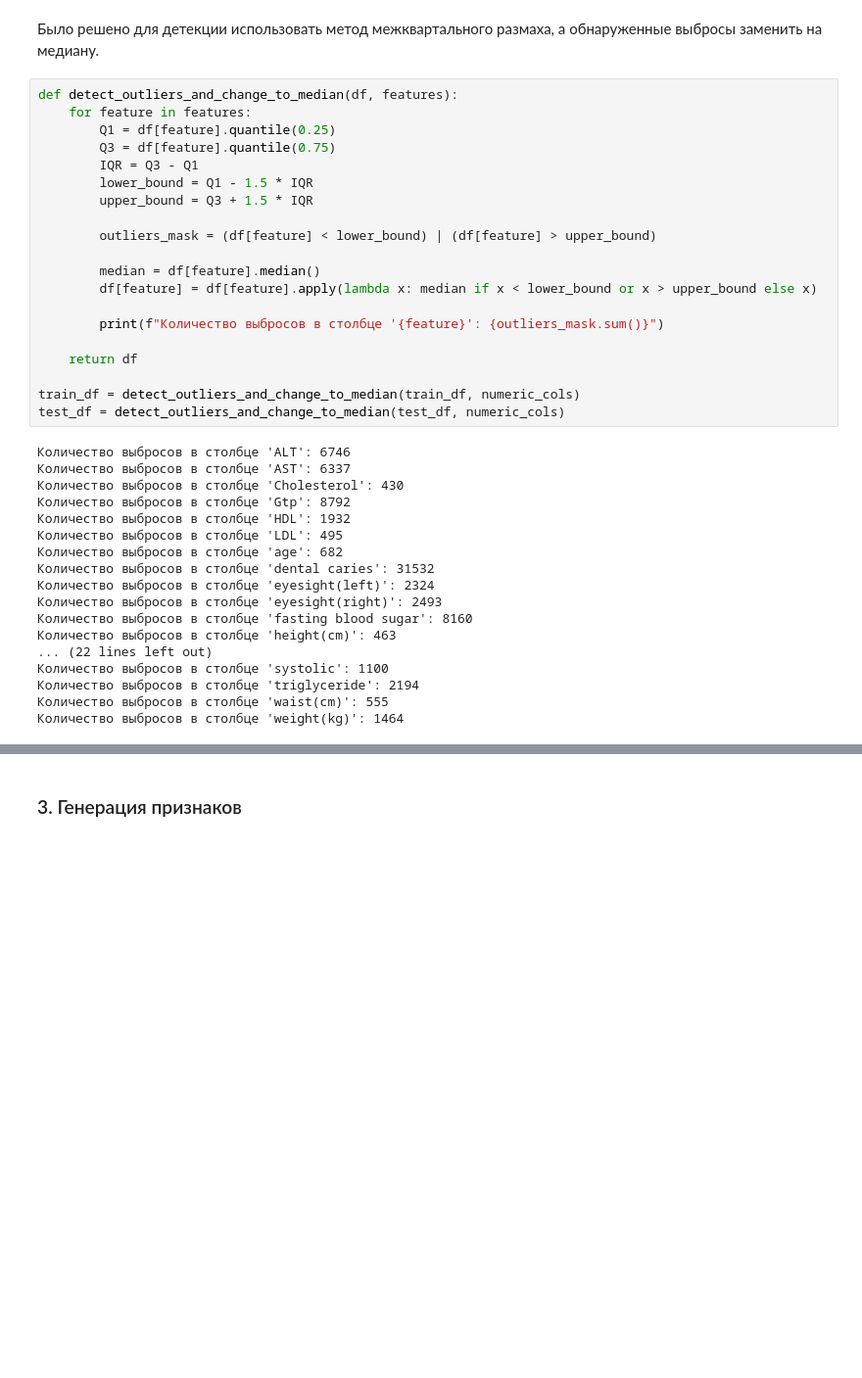
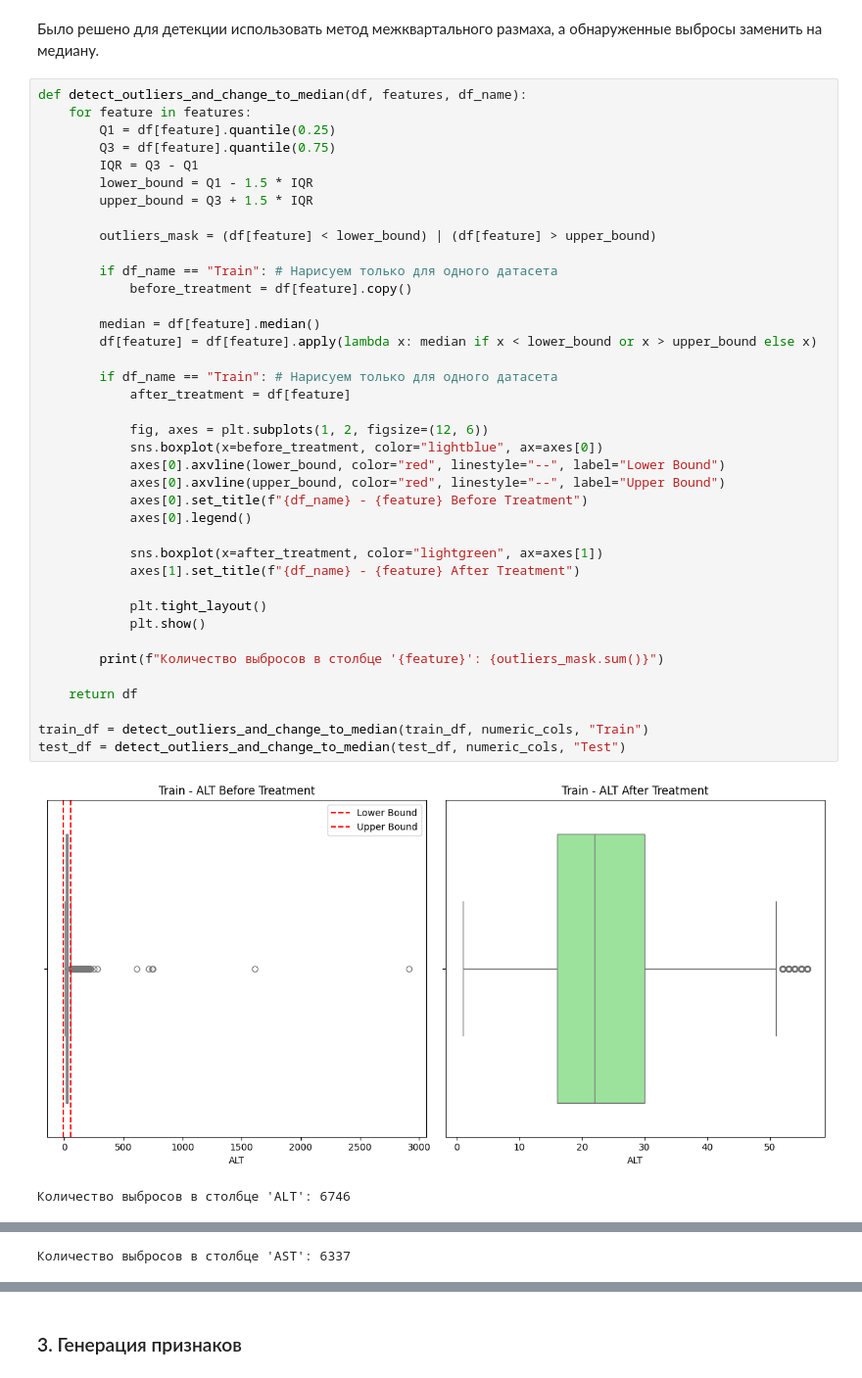
Before and after one commit to sirartem001/SmokingPrediction, a Jupyter notebook: smoking_prediction.ipynb, the cells around one changed output, grey strips where cells are left out. Shown at 98% size. Cells and saved outputs as stored; diff of their text form; blank space fills up the shorter version.

Commit message:
Baseline graph additions

```diff
--- a/smoking_prediction.ipynb
+++ b/smoking_prediction.ipynb
@@ -88,40 +90,44 @@ dtype: int64
 # %% [markdown]
 Было решено для детекции использовать метод межквартального размаха, а обнаруженные выбросы заменить на медиану.
 # %%
-def detect_outliers_and_change_to_median(df, features):
+def detect_outliers_and_change_to_median(df, features, df_name):
     for feature in features:
         Q1 = df[feature].quantile(0.25)
         Q3 = df[feature].quantile(0.75)
         IQR = Q3 - Q1
         lower_bound = Q1 - 1.5 * IQR
         upper_bound = Q3 + 1.5 * IQR
 
         outliers_mask = (df[feature] < lower_bound) | (df[feature] > upper_bound)
 
+        if df_name == "Train": # Нарисуем только для одного датасета
+            before_treatment = df[feature].copy()
+
         median = df[feature].median()
         df[feature] = df[feature].apply(lambda x: median if x < lower_bound or x > upper_bound else x)
+
+        if df_name == "Train": # Нарисуем только для одного датасета
+            after_treatment = df[feature]
+
+            fig, axes = plt.subplots(1, 2, figsize=(12, 6))
+            sns.boxplot(x=before_treatment, color="lightblue", ax=axes[0])
+            axes[0].axvline(lower_bound, color="red", linestyle="--", label="Lower Bound")
+            axes[0].axvline(upper_bound, color="red", linestyle="--", label="Upper Bound")
+            axes[0].set_title(f"{df_name} - {feature} Before Treatment")
+            axes[0].legend()
+
+            sns.boxplot(x=after_treatment, color="lightgreen", ax=axes[1])
+            axes[1].set_title(f"{df_name} - {feature} After Treatment")
+
+            plt.tight_layout()
+            plt.show()
 
         print(f"Количество выбросов в столбце '{feature}': {outliers_mask.sum()}")
 
     return df
 
-train_df = detect_outliers_and_change_to_median(train_df, numeric_cols)
-test_df = detect_outliers_and_change_to_median(test_df, numeric_cols)
+train_df = detect_outliers_and_change_to_median(train_df, numeric_cols, "Train")
+test_df = detect_outliers_and_change_to_median(test_df, numeric_cols, "Test")
 # %% [output]
+[figure, added]
 Количество выбросов в столбце 'ALT': 6746
-Количество выбросов в столбце 'AST': 6337
-Количество выбросов в столбце 'Cholesterol': 430
-Количество выбросов в столбце 'Gtp': 8792
-Количество выбросов в столбце 'HDL': 1932
-Количество выбросов в столбце 'LDL': 495
-Количество выбросов в столбце 'age': 682
-Количество выбросов в столбце 'dental caries': 31532
-Количество выбросов в столбце 'eyesight(left)': 2324
-Количество выбросов в столбце 'eyesight(right)': 2493
-Количество выбросов в столбце 'fasting blood sugar': 8160
-Количество выбросов в столбце 'height(cm)': 463
-... (22 lines left out)
-Количество выбросов в столбце 'systolic': 1100
-Количество выбросов в столбце 'triglyceride': 2194
-Количество выбросов в столбце 'waist(cm)': 555
-Количество выбросов в столбце 'weight(kg)': 1464
@@ -127,0 +135 @@ test_df = detect_outliers_and_change_to_median(test_df, numeric_cols)
+Количество выбросов в столбце 'AST': 6337
```
Also changed, not shown: parts of 15 cells of this notebook, 6 other files.
